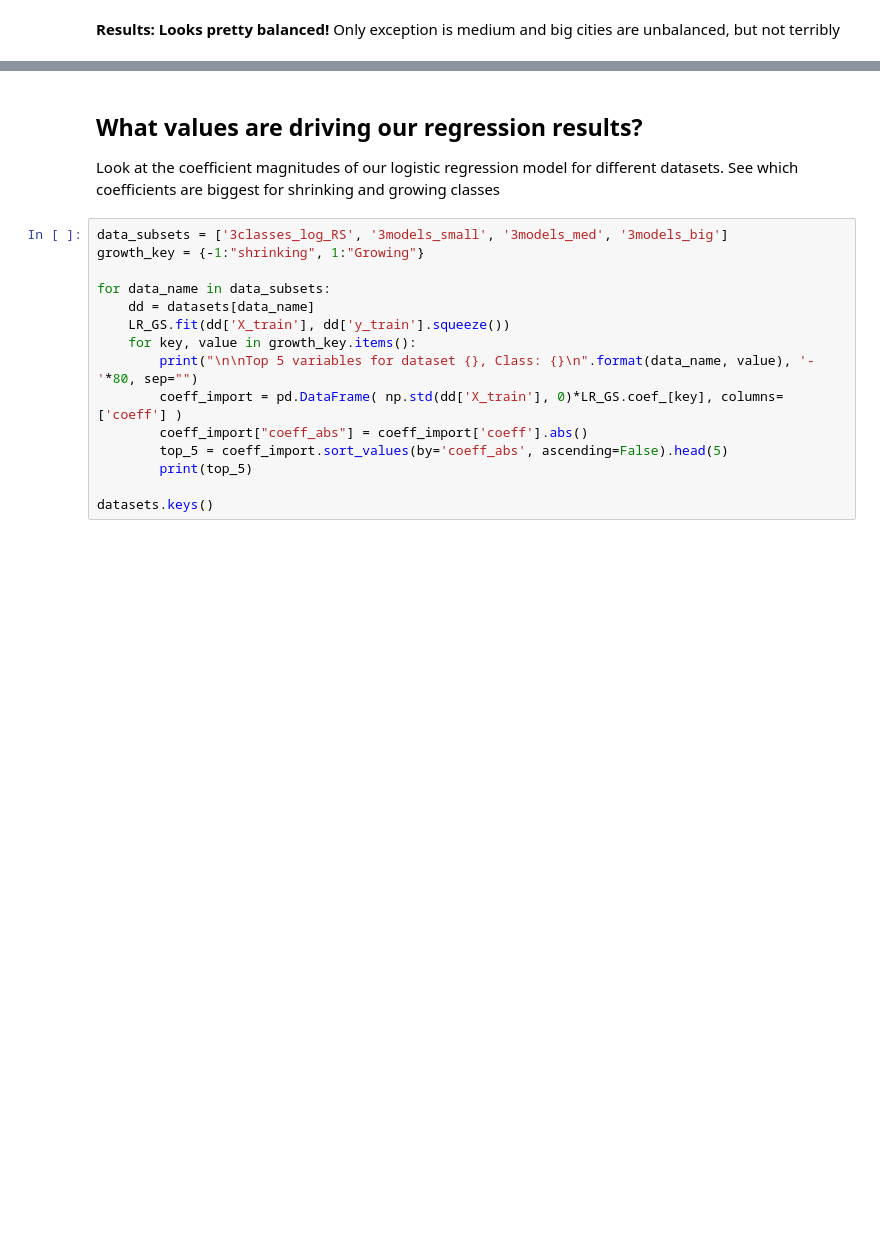
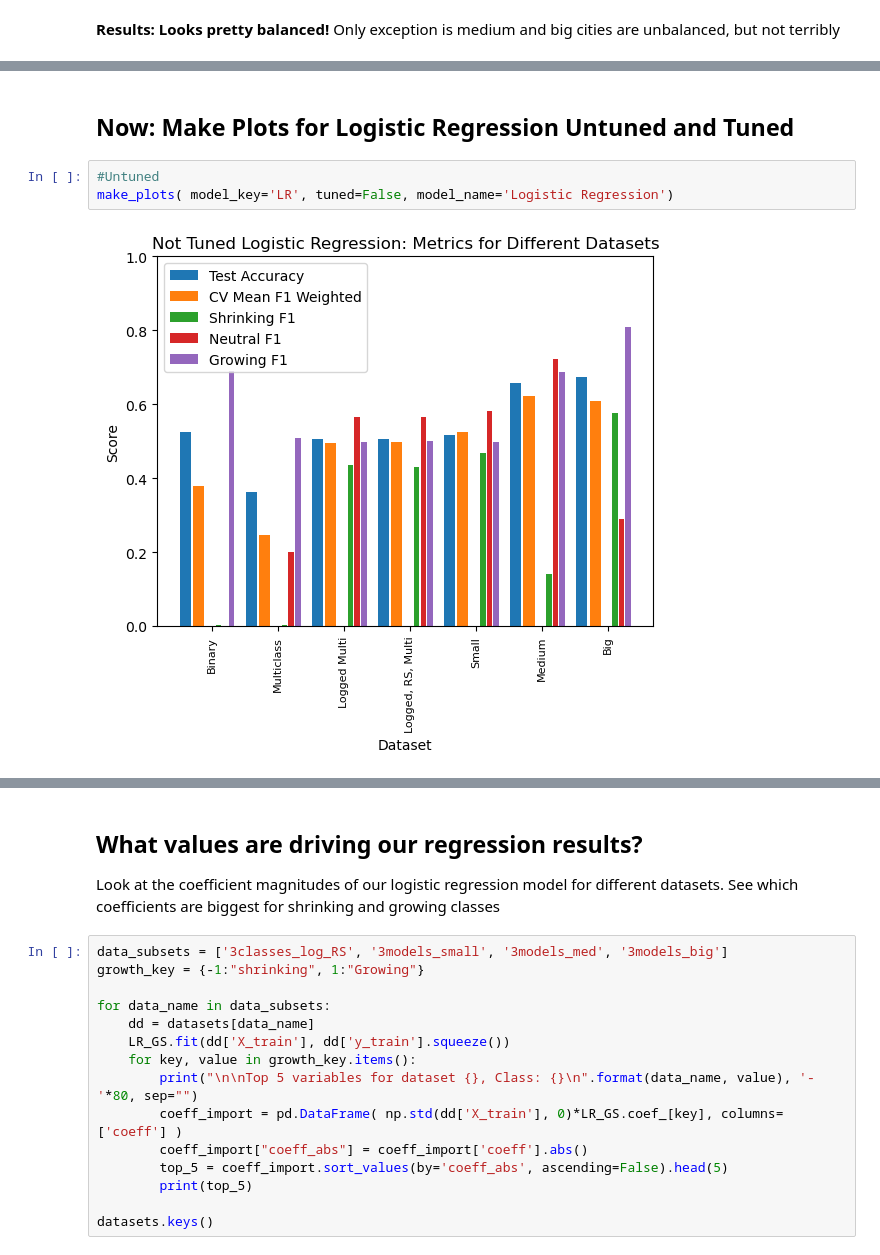
Before and after one commit to colton-lapp/DemographicChange, a Jupyter notebook: Q1_Classification-FINAL.ipynb, the cells around one changed output, grey strips where cells are left out. Cells and saved outputs as stored; diff of their text form; blank space fills up the shorter version.

```diff
--- a/Q1_Classification-FINAL.ipynb
+++ b/Q1_Classification-FINAL.ipynb
@@ -767,0 +819,7 @@ plt.show()
+# %% [markdown]
+## Now: Make Plots for Logistic Regression Untuned and Tuned
+# %%
+#Untuned
+make_plots( model_key='LR', tuned=False, model_name='Logistic Regression')
+# %% [output]
+[figure, added]
```
Also changed, not shown: parts of 45 cells of this notebook.
